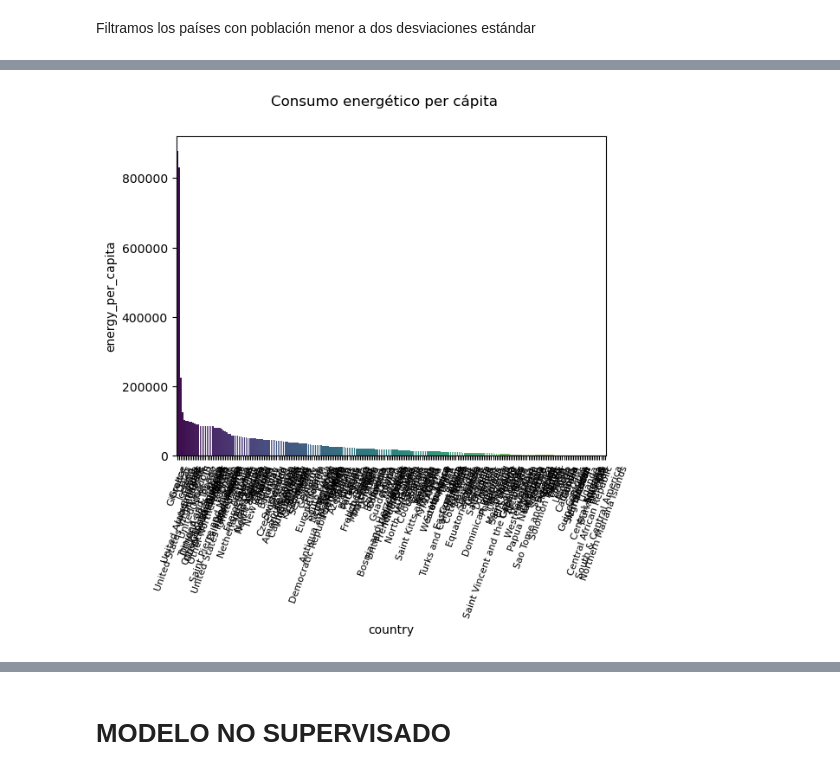
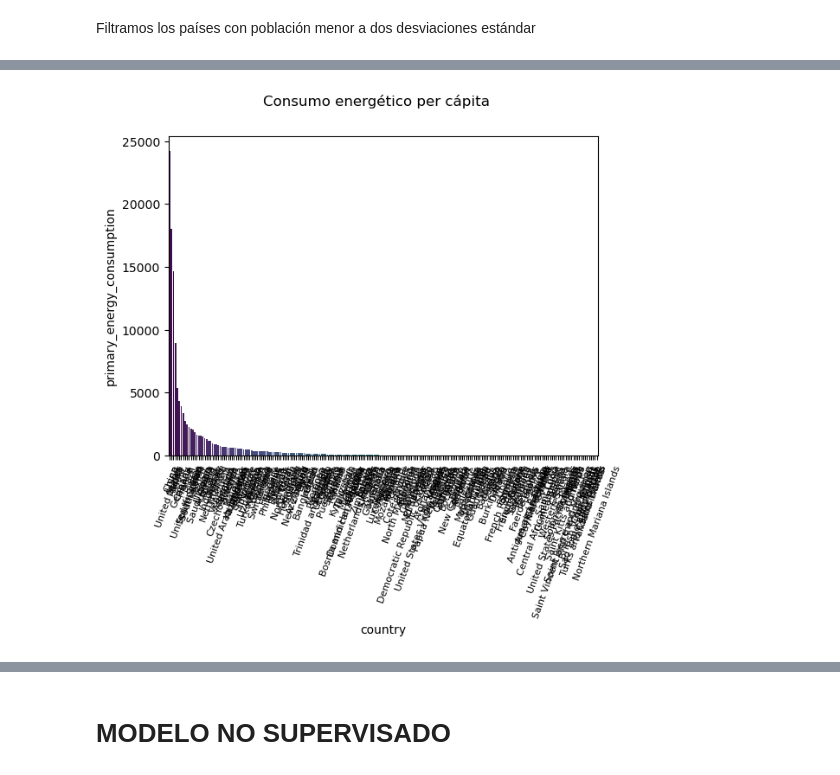
Before and after one commit to L-Ameneiro/EDA-Datasets, a Jupyter notebook: notebooks/consumo_energetico_mundial.ipynb, the cells around one changed output, grey strips where cells are left out. Saved outputs shown, nothing was run; the diff lists cells and outputs as text; code cells hidden in the pictures.

```diff
--- a/notebooks/consumo_energetico_mundial.ipynb
+++ b/notebooks/consumo_energetico_mundial.ipynb
@@ -246,3 +311,6 @@ wind_energy_per_capita 	Per capita primary energy consumption from wind, measure
+# %%
+# Filtrar las filas donde la columna 'country' contiene la palabra 'Islands'
+wec = wec[~wec['country'].str.contains('Islands')]
 # %%
 graf = suram.groupby("country")["energy_per_capita"].mean().reset_index().sort_values("energy_per_capita", ascending=False)
 # %%
@@ -303,10 +371,3 @@ wind_consumption                              0
 wind_elec_per_capita                          0
 wind_energy_per_capita                        0
 dtype: int64
-# %%
-nulls2=wec.isna().sum()
-for i in nulls2.index:
-    if nulls2[i]>0:
-        wec[i].ffill(inplace=True)
-        wec[i].bfill(inplace=True)
-wec.isna().sum()
@@ -571,0 +680,10 @@ g1.head(20)
+# %%
+# Calcula la media de 'energy_per_capita' y 'gdp' por país
+mean_pec = wec.groupby('country').agg({'primary_energy_consumption': 'mean', 'gdp': 'mean'}).reset_index()
+
+# Crea un nuevo DataFrame con las medias por país
+df2 = pd.DataFrame({'country': mean_values['country'],
+                          'mean_epc': mean_values['energy_per_capita'],
+                          'mean_gdp': mean_values['gdp']})
+# %%
+g3 = mean_pec.sort_values("primary_energy_consumption", ascending=False)
@@ -572,7 +751,7 @@ g1.head(20)
 # %%
-sns.barplot(x='country', y="energy_per_capita", data=g1, palette="viridis")
+sns.barplot(x='country', y="primary_energy_consumption", data=g3, palette="viridis")
 plt.suptitle('Consumo energético per cápita')
 plt.xticks(rotation=70, fontsize=8)
 plt.show()
 # %% [output]
-[figure, old version]
+[figure, new version]
```
Also changed, not shown: parts of 35 cells of this notebook, 5 other files.
